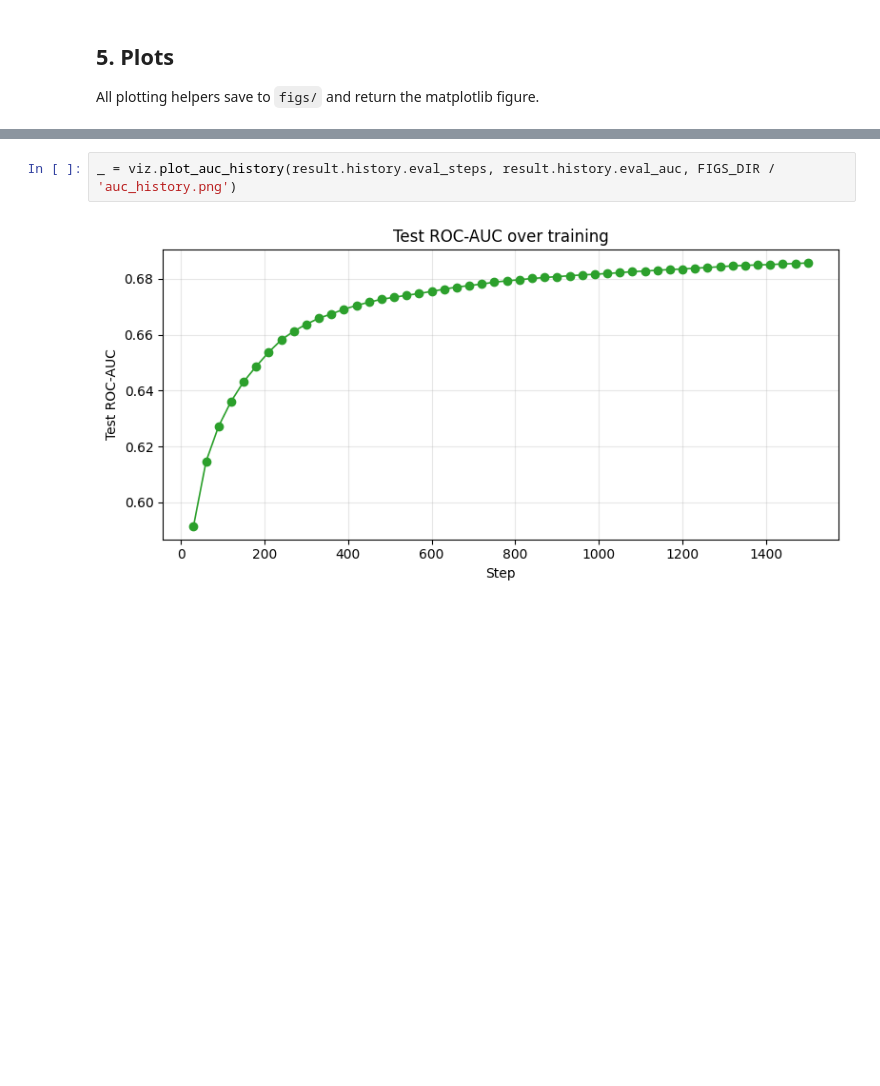
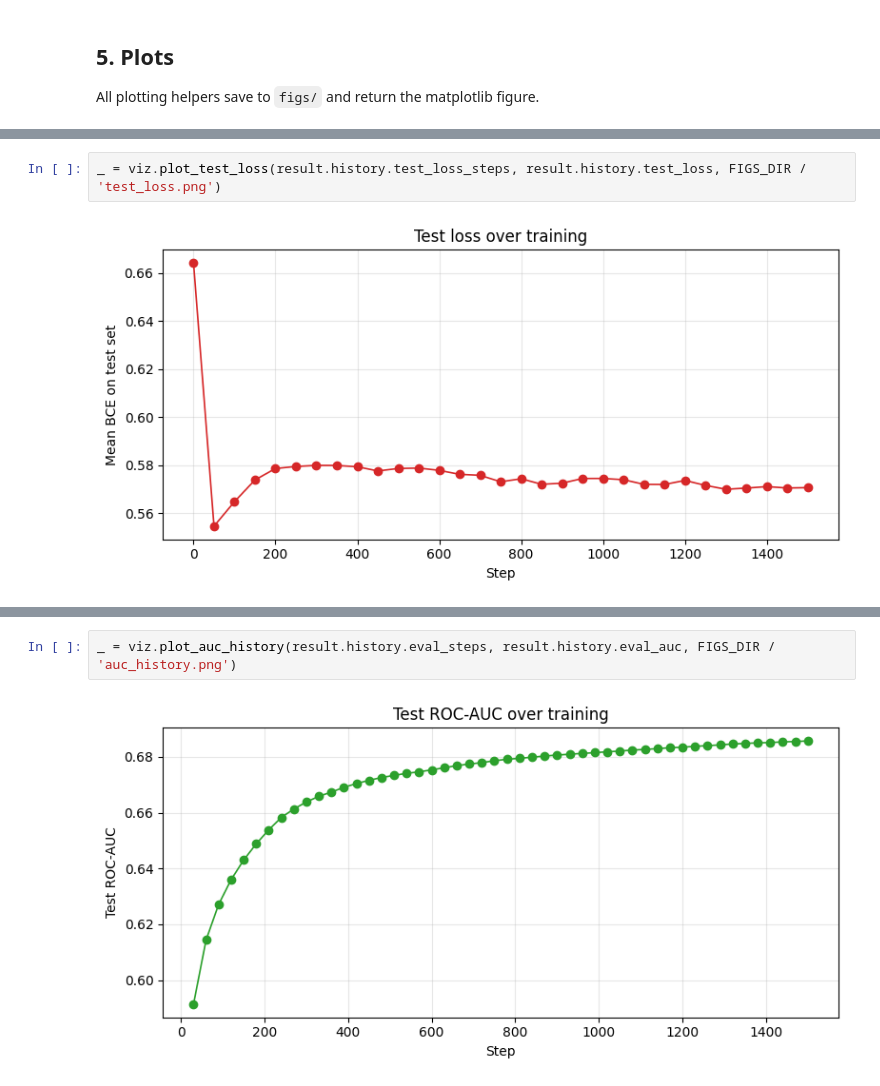
Before and after one commit to Larraguibel/Private_SpiderBoost_Criteo, a Jupyter notebook: notebooks/train_private_spiderboost.ipynb, the cells around one changed output, grey strips where cells are left out. Drawn from its saved outputs; the diff is of its cells as text; blank space fills up the shorter version.

```diff
--- a/notebooks/train_private_spiderboost.ipynb
+++ b/notebooks/train_private_spiderboost.ipynb
@@ -153,3 +171,7 @@ _ = viz.plot_training_loss(result.history.train_loss, FIGS_DIR / 'training_loss.
+# %%
+_ = viz.plot_test_loss(result.history.test_loss_steps, result.history.test_loss, FIGS_DIR / 'test_loss.png')
+# %% [output]
+[figure, added]
 # %%
 _ = viz.plot_gradient_norm(result.history.grad_norm, FIGS_DIR / 'gradient_norm.png')
 # %% [output]
```
Also changed, not shown: parts of 10 cells of this notebook, 7 other files.
